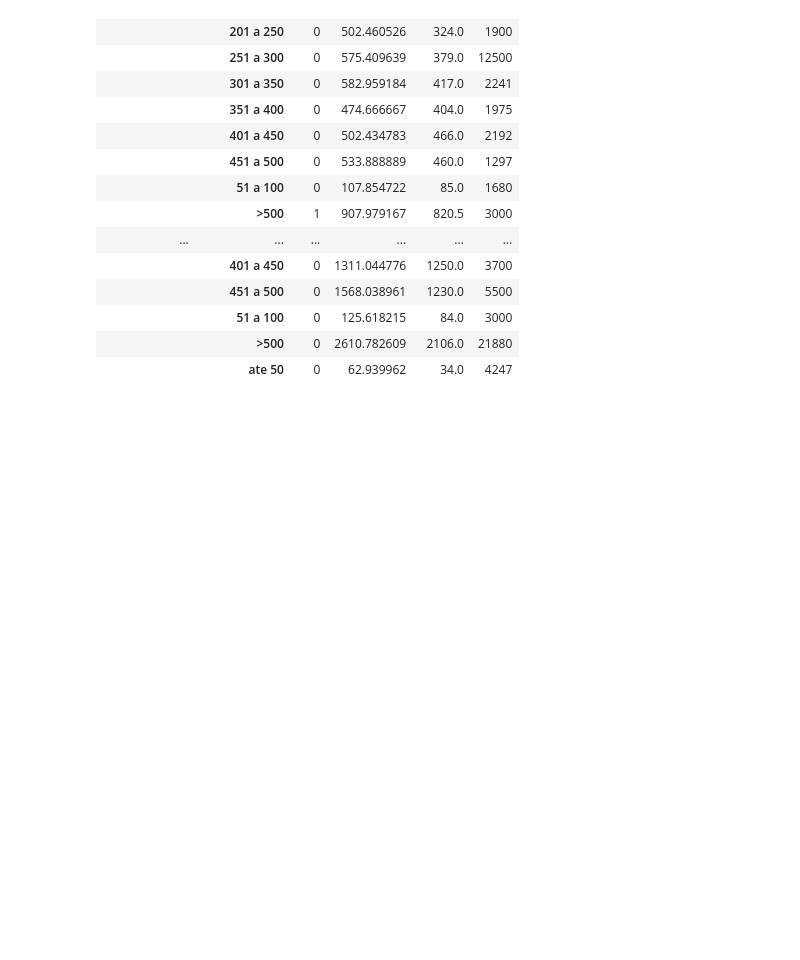
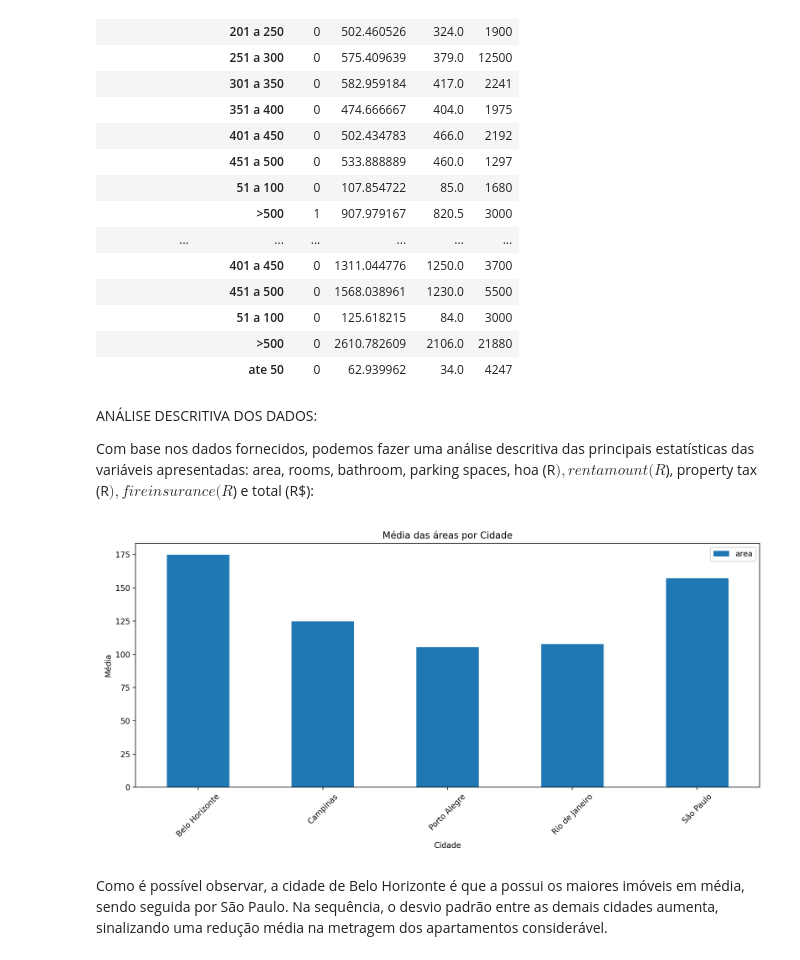
Before and after one commit to manusaleal/Projeto_EDA, a Jupyter notebook: data_cleansing.ipynb, the cells around one changed output. Drawn from its saved outputs; the diff is of its cells as text; code cells hidden in the pictures; blank space fills up the shorter version.

```diff
--- a/data_cleansing.ipynb
+++ b/data_cleansing.ipynb
@@ -608,3 +608,26 @@ df=df.assign(monthly_property_tax=np.where(df['property_tax'] >= df.groupby(['ci
             area_category_property_tax_median=df.groupby(['city', 'area_category'])['property_tax'].transform(lambda x: np.median(x)))
 # %%
 df = df[['city', 'area', 'area_category', 'rooms', 'bathroom', 'parking_spaces', 'floor', 'animal', 'furniture', 'hoa', 'rent_amount', 'property_tax', 'area_category_property_tax_median', 'monthly_property_tax','fire_insurance', 'total']].copy()
+# %% [markdown]
+
+ANÁLISE DESCRITIVA DOS DADOS:
+
+Com base nos dados fornecidos, podemos fazer uma análise descritiva das principais estatísticas das variáveis apresentadas: area, rooms, bathroom, parking spaces, hoa (R$), rent amount (R$), property tax (R$), fire insurance (R$) e total (R$):
+# %%
+
+colunas_numericas = ['area']
+
+media_por_cidade = df.groupby('city')[colunas_numericas].mean()
+
+media_por_cidade.plot(kind='bar', figsize=(12, 6))
+plt.title('Média das áreas por Cidade')
+plt.xlabel('Cidade')
+plt.ylabel('Média')
+plt.xticks(rotation=45)
+plt.tight_layout()
+
+plt.show()
+# %% [output]
+[figure, added]
+# %% [markdown]
+Como é possível observar, a cidade de Belo Horizonte é que a possui os maiores imóveis em média, sendo seguida por São Paulo. Na sequência, o desvio padrão entre as demais cidades aumenta, sinalizando uma redução média na metragem dos apartamentos considerável.
```
Also changed, not shown: parts of 19 cells of this notebook.
